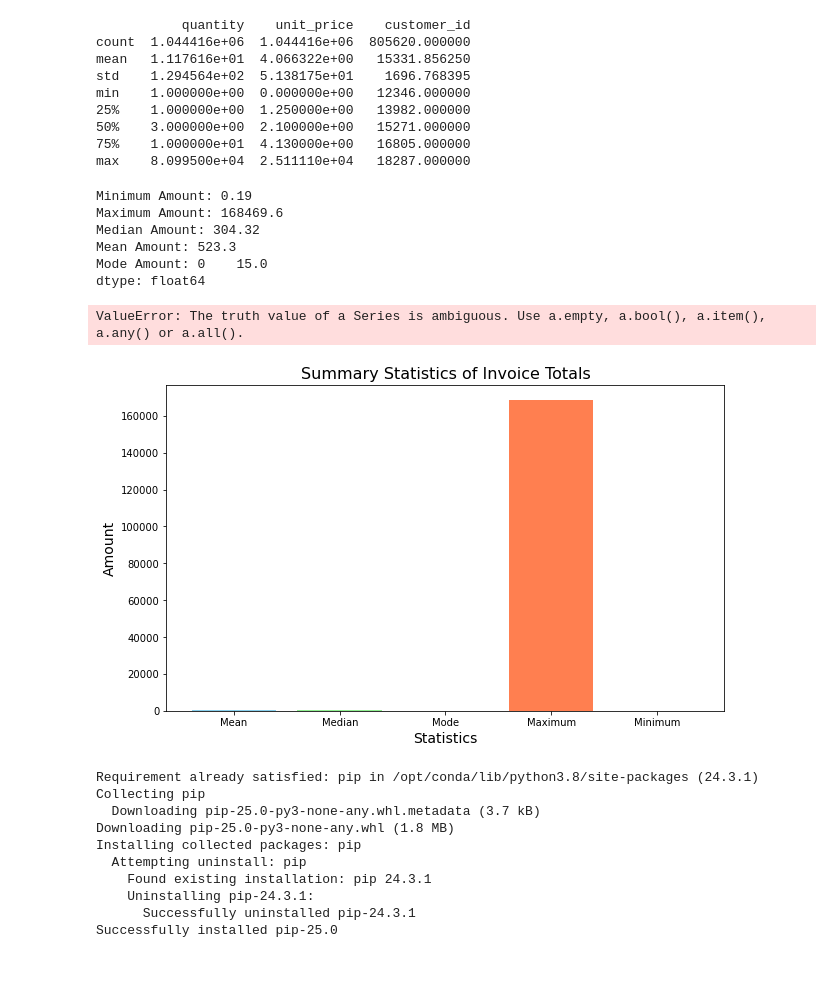
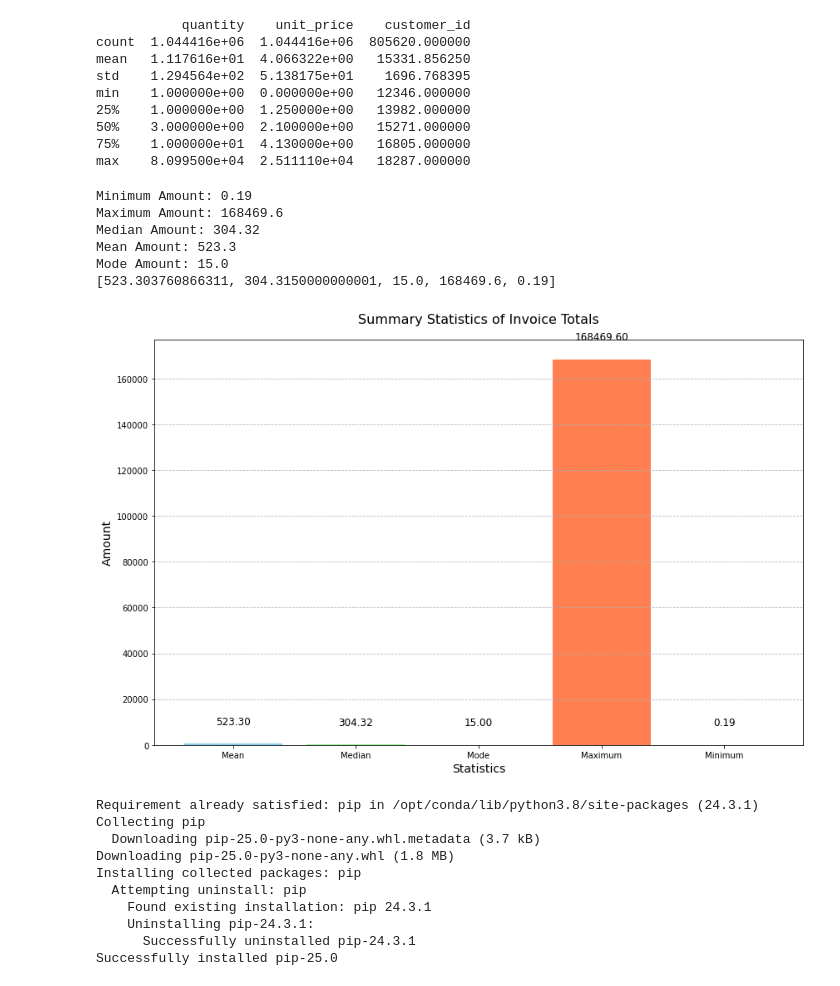
Before and after one commit to jarviscanada/jarvis_data_eng_UmaraniKumaresan, a Jupyter notebook: python_data_analytics/python_data_wrangling/retail_data_analytics.ipynb, the cells around one changed output. Drawn from its saved outputs; the diff is of its cells as text; code cells hidden in the pictures.

```diff
--- a/python_data_analytics/python_data_wrangling/retail_data_analytics.ipynb
+++ b/python_data_analytics/python_data_wrangling/retail_data_analytics.ipynb
@@ -101,7 +101,7 @@ min_amount = invoice_totals.min()
 max_amount = invoice_totals.max()
 median_amount = invoice_totals.median()
 mean_amount = invoice_totals.mean()
-mode_amount = invoice_totals.mode()
+mode_amount = invoice_totals.mode()[0]
 print('Minimum Amount:', min_amount)
 print('Maximum Amount:', max_amount)
 print('Median Amount:', np.round(median_amount,2))
@@ -110,41 +110,42 @@ print('Mode Amount:', mode_amount)
 
 
 df['month'] = df['invoice_date'].dt.to_period('M')
 
 statistics = {
     'Mean': mean_amount,
     'Median': median_amount,
-    'Mode': mode_amount,
+   'Mode': mode_amount,
     'Maximum': max_amount,
     'Minimum': min_amount
 }
 
 labels = list(statistics.keys())
 values = list(statistics.values())
 
-plt.figure(figsize=(10, 6))
+print(values)
+
+plt.figure(figsize=(12, 8))
 plt.bar(labels, values, color=['skyblue', 'lightgreen', 'orange', 'coral', 'violet'])
 
-plt.title('Summary Statistics of Invoice Totals', fontsize=16)
+plt.title('Summary Statistics of Invoice Totals', fontsize=16, pad=20)
 plt.ylabel('Amount', fontsize=14)
 plt.xlabel('Statistics', fontsize=14)
 
 for i, value in enumerate(values):
     plt.text(i, value + 0.05 * max(values), f'{value:.2f}', ha='center', fontsize=12)
 
-plt.grid(axis='y', linestyle='--', alpha=0.7)
+plt.grid(axis='y', linestyle='--', alpha=0.9)
 
 plt.tight_layout()
 plt.show()
 # %% [output]
 Minimum Amount: 0.19
 Maximum Amount: 168469.6
 Median Amount: 304.32
 Mean Amount: 523.3
-Mode Amount: 0    15.0
-dtype: float64
+Mode Amount: 15.0
+[523.303760866311, 304.3150000000001, 15.0, 168469.6, 0.19]
-ValueError: The truth value of a Series is ambiguous. Use a.empty, a.bool(), a.item(), a.any() or a.all().
-[figure, old version]
+[figure, new version]
 # %%
 !pip install --upgrade pip
 # %% [output]
```
